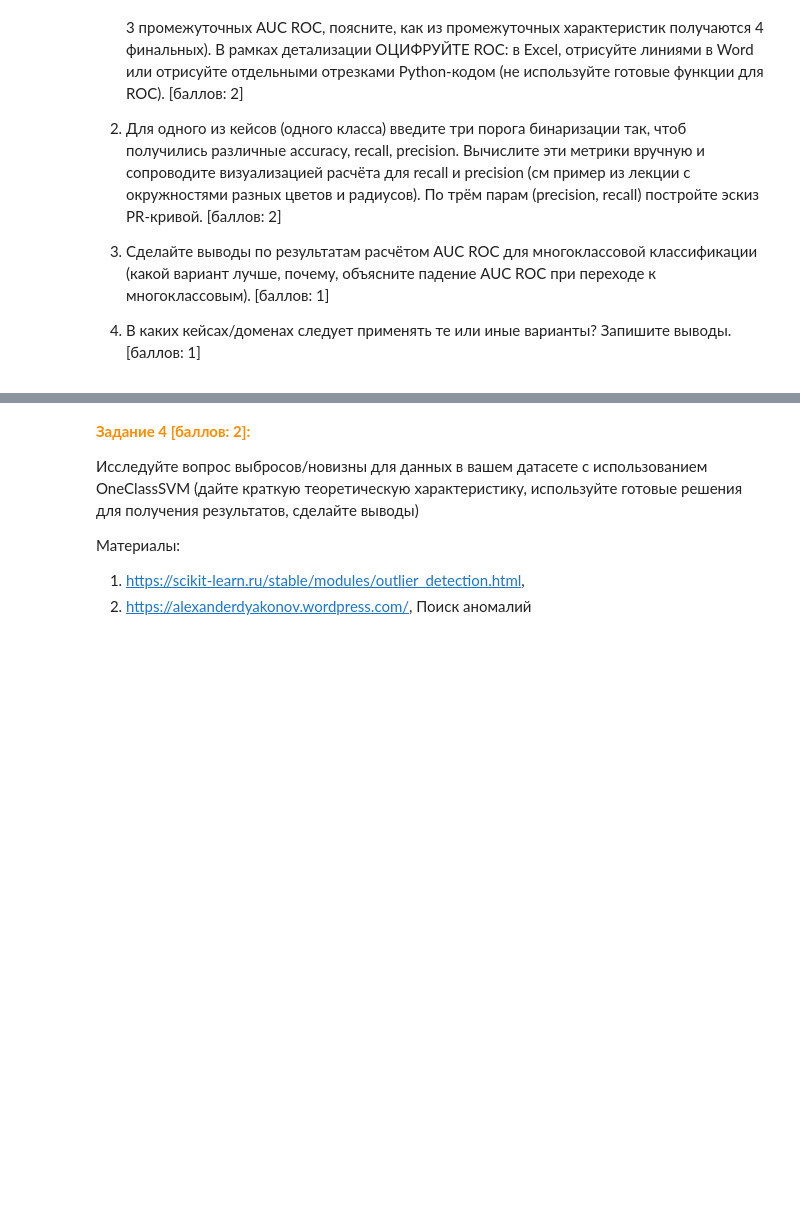
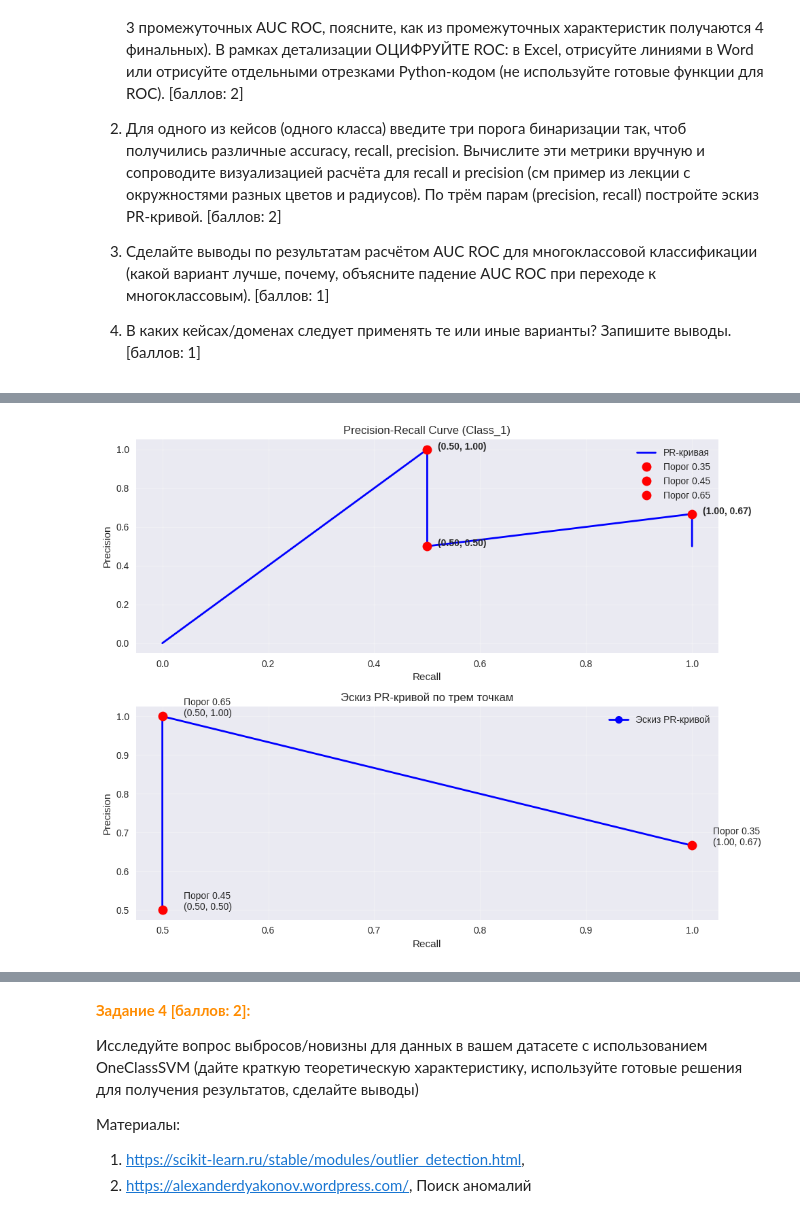
Before and after one commit to ikedestiny/ITMO-ML, a Jupyter notebook: lab3/Lab3.ipynb, the cells around one changed output, grey strips where cells are left out. Saved outputs shown, nothing was run; the diff lists cells and outputs as text; code cells hidden in the pictures; blank space fills up the shorter version.

```diff
--- a/lab3/Lab3.ipynb
+++ b/lab3/Lab3.ipynb
@@ -58,0 +768,15 @@
+# %%
+import numpy as np
+import matplotlib.pyplot as plt
+from matplotlib.patches import Circle
+
+# Исходные данные
+y_true = np.array([1, 0, 0, 1])  # Class_1 истинные метки
+y_scores = np.array([0.7, 0.3, 0.5, 0.4])  # Предсказанные вероятности Class_1
+object_names = ['x0', 'x1', 'x2', 'x3']
+
+print("ИСХОДНЫЕ ДАННЫЕ ДЛЯ CLASS_1:")
+print("Объект | Истинный класс | Предсказанная вероятность")
+print("-------|----------------|--------------------------")
+for i in range(len(y_true)):
+    print(f"  {object_names[i]}   |       {y_true[i]}        |           {y_scores[i]:.1f}")
@@ -58,0 +947,76 @@
+# %%
+# Генерируем больше точек для гладкой PR-кривой
+all_thresholds = np.linspace(0, 1, 50)
+precisions = []
+recalls = []
+
+for threshold in all_thresholds:
+    y_pred = (y_scores >= threshold).astype(int)
+    _, precision, recall, _, _, _, _ = calculate_metrics(y_true, y_pred)
+    precisions.append(precision)
+    recalls.append(recall)
+
+# Создаем PR-кривую
+plt.figure(figsize=(10, 8))
+
+# Полная PR-кривая
+plt.subplot(2, 1, 1)
+plt.plot(recalls, precisions, 'b-', linewidth=2, label='PR-кривая')
+plt.xlabel('Recall')
+plt.ylabel('Precision')
+plt.title('Precision-Recall Curve (Class_1)')
+plt.grid(True, alpha=0.3)
+plt.legend()
+
+# Отмечаем наши три порога на кривой
+for threshold in thresholds:
+    y_pred = (y_scores >= threshold).astype(int)
+    _, precision, recall, _, _, _, _ = calculate_metrics(y_true, y_pred)
+    plt.plot(recall, precision, 'ro', markersize=10, label=f'Порог {threshold}')
+    plt.text(recall + 0.02, precision, f'({recall:.2f}, {precision:.2f})',
+             fontweight='bold')
+
+plt.legend()
+
+# Эскиз PR-кривой с тремя точками
+plt.subplot(2, 1, 2)
+three_points_recall = []
+three_points_precision = []
+
+for threshold in thresholds:
+    y_pred = (y_scores >= threshold).astype(int)
+    _, precision, recall, _, _, _, _ = calculate_metrics(y_true, y_pred)
+    three_points_recall.append(recall)
+    three_points_precision.append(precision)
+
+# Сортируем по recall для правильного соединения точек
+sorted_indices = np.argsort(three_points_recall)
+three_points_recall_sorted = [three_points_recall[i] for i in sorted_indices]
+three_points_precision_sorted = [three_points_precision[i] for i in sorted_indices]
+
+plt.plot(three_points_recall_sorted, three_points_precision_sorted, 'bo-',
+         linewidth=2, markersize=8, label='Эскиз PR-кривой')
+
+for i, (r, p) in enumerate(zip(three_points_recall_sorted, three_points_precision_sorted)):
+    plt.plot(r, p, 'ro', markersize=10)
+    plt.text(r + 0.02, p, f'Порог {thresholds[sorted_indices[i]]:.2f}\n({r:.2f}, {p:.2f})')
+
+plt.xlabel('Recall')
+plt.ylabel('Precision')
+plt.title('Эскиз PR-кривой по трем точкам')
+plt.grid(True, alpha=0.3)
+plt.legend()
+
+plt.tight_layout()
+plt.show()
+
+# Сводка результатов
+print("\nСВОДКА РЕЗУЛЬТАТОВ:")
+print("="*50)
+print("Порог | Accuracy | Precision | Recall | TP | FP | FN")
+print("------|----------|-----------|--------|----|----|---")
+for threshold in thresholds:
+    r = results[threshold]
+    print(f"{threshold:.2f}  |   {r['accuracy']:.3f}   |   {r['precision']:.3f}   | {r['recall']:.3f} | {r['tp']} | {r['fp']} | {r['fn']}")
+# %% [output]
+[figure, added]
```
Also changed, not shown: parts of 39 cells of this notebook.
